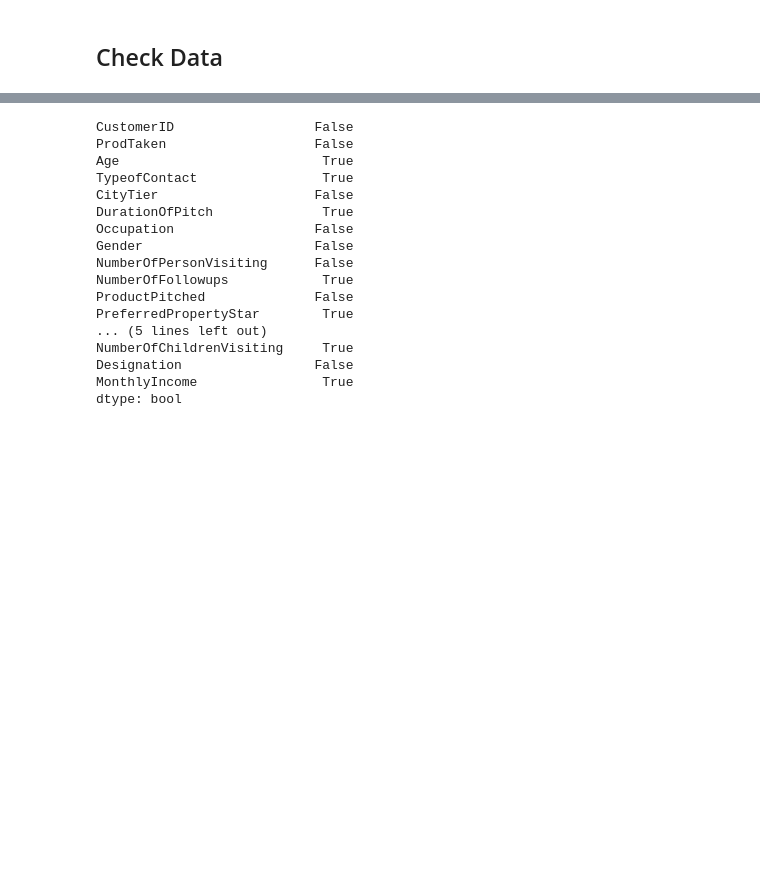
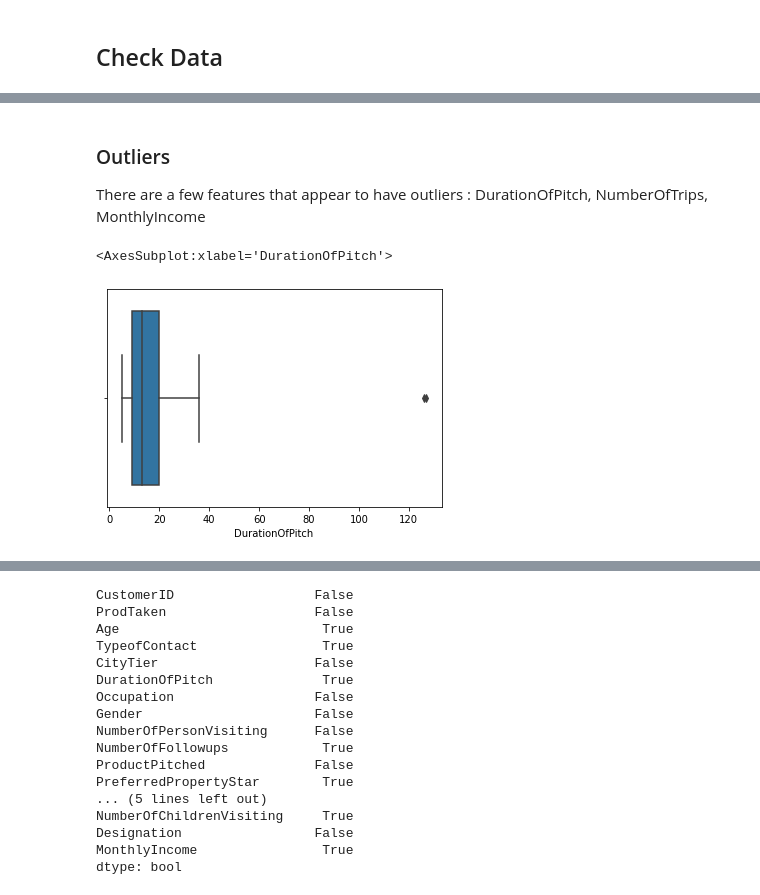
Before and after one commit to chabazite/Tourism_recommendations, a Jupyter notebook: notebooks/1.0_ASI_Data_Cleaning.ipynb, the cells around one changed output, grey strips where cells are left out. Cells and saved outputs as stored; diff of their text form; code cells hidden in the pictures; blank space fills up the shorter version.

```diff
--- a/notebooks/1.0_ASI_Data_Cleaning.ipynb
+++ b/notebooks/1.0_ASI_Data_Cleaning.ipynb
@@ -38,3 +38,11 @@ tourism_df.describe()
 | 50% | 202443.500000 | 0.000000 | 36.000000 | 1.000000 | 13.000000 | 3.000000 | 4.000000 | ... |
 | 75% | 203665.250000 | 0.000000 | 44.000000 | 3.000000 | 20.000000 | 3.000000 | 4.000000 | ... |
 | max | 204887.000000 | 1.000000 | 61.000000 | 3.000000 | 127.000000 | 5.000000 | 6.000000 | ... |
+# %% [markdown]
+### Outliers
+There are a few features that appear to have outliers : DurationOfPitch, NumberOfTrips, MonthlyIncome
+# %%
+sns.boxplot(tourism_df.DurationOfPitch)
+# %% [output]
+<AxesSubplot:xlabel='DurationOfPitch'>
+[figure, added]
```
Also changed, not shown: parts of 86 cells of this notebook, 2 other files.
